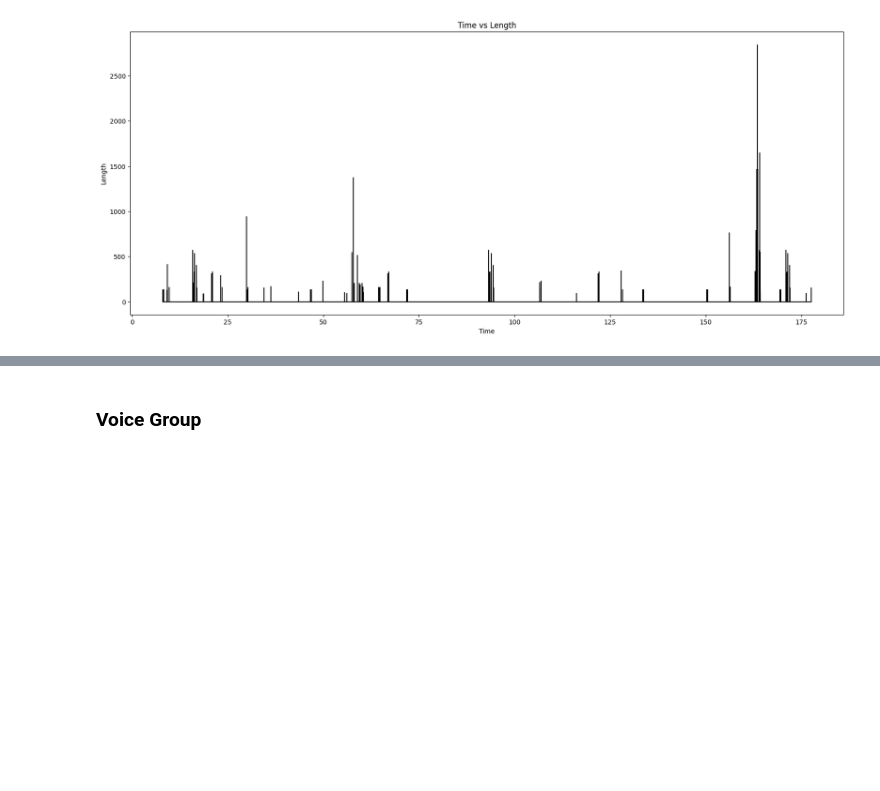
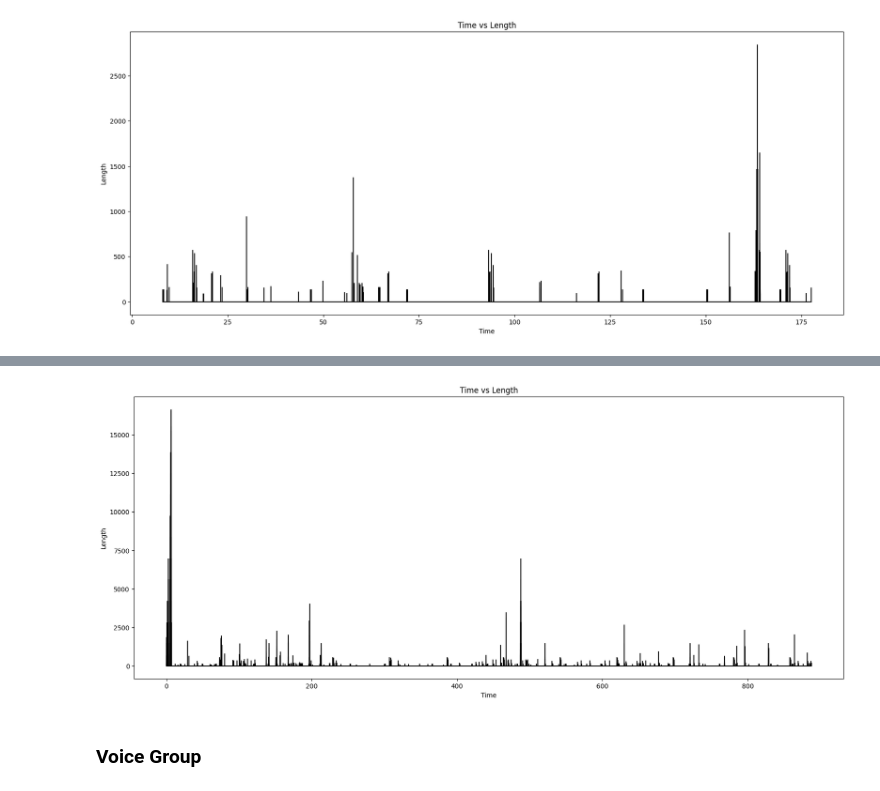
Before and after one commit to NoaAmichai/Computer_networks_final_project, a Jupyter notebook: project.ipynb, the cells around one changed output, grey strips where cells are left out. Cells and saved outputs as stored; diff of their text form; code cells hidden in the pictures; blank space fills up the shorter version.

```diff
--- a/project.ipynb
+++ b/project.ipynb
@@ -87,3 +87,6 @@ plt.title('Time vs Length')
 plt.show()
 # %% [output]
 [figure]
+# %%
+video_data2 = pd.read_csv("video_data2.csv", encoding='latin-1')
+video_data2.head()
@@ -90,3 +119,16 @@ plt.show()
+# %%
+video_data2_filtered = video_data2[video_data2['Protocol'].str.contains('TLS')]
+
+time = video_data2_filtered['Time']
+len = video_data2_filtered['Length']
+plt.figure(figsize=(20,8))
+plt.stem(time, len,linefmt ='black',markerfmt = '', basefmt='black')
+plt.xlabel('Time')
+plt.ylabel('Length')
+plt.title('Time vs Length')
+plt.show()
+# %% [output]
+[figure, added]
 # %% [markdown]
 ### Voice Group
 # %%
```
Also changed, not shown: parts of 5 cells of this notebook.
